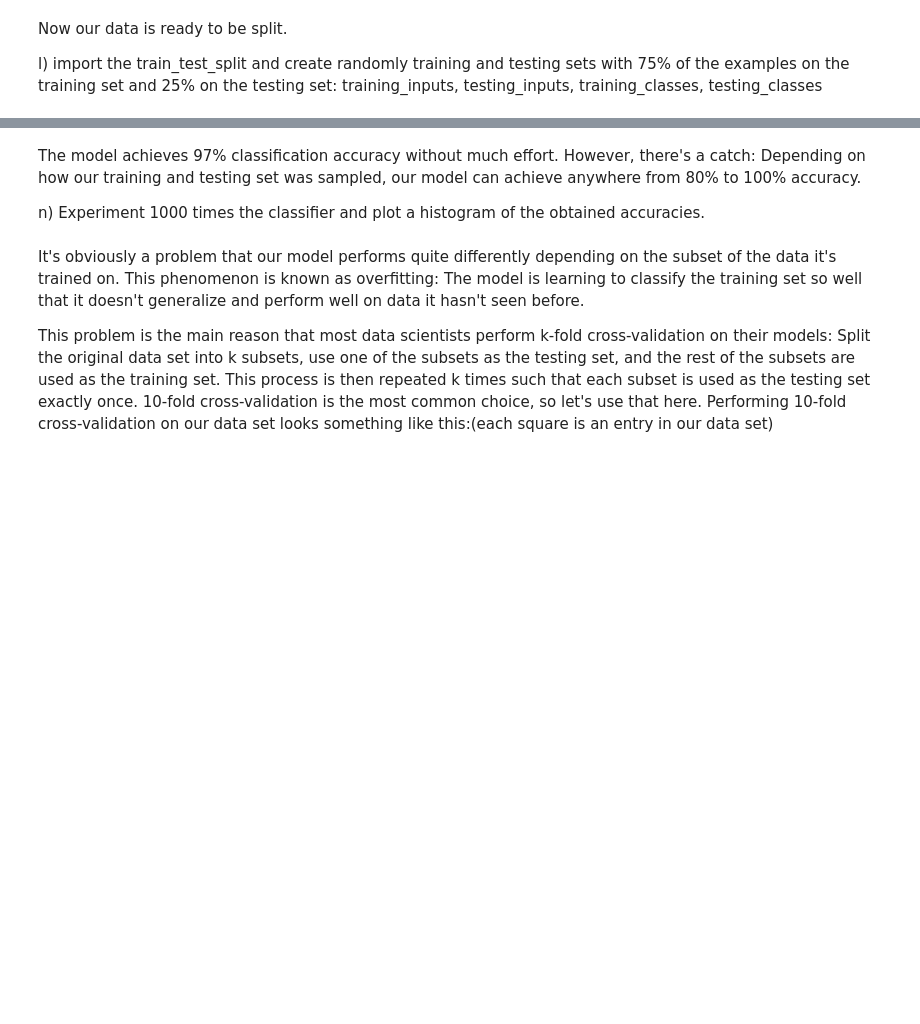
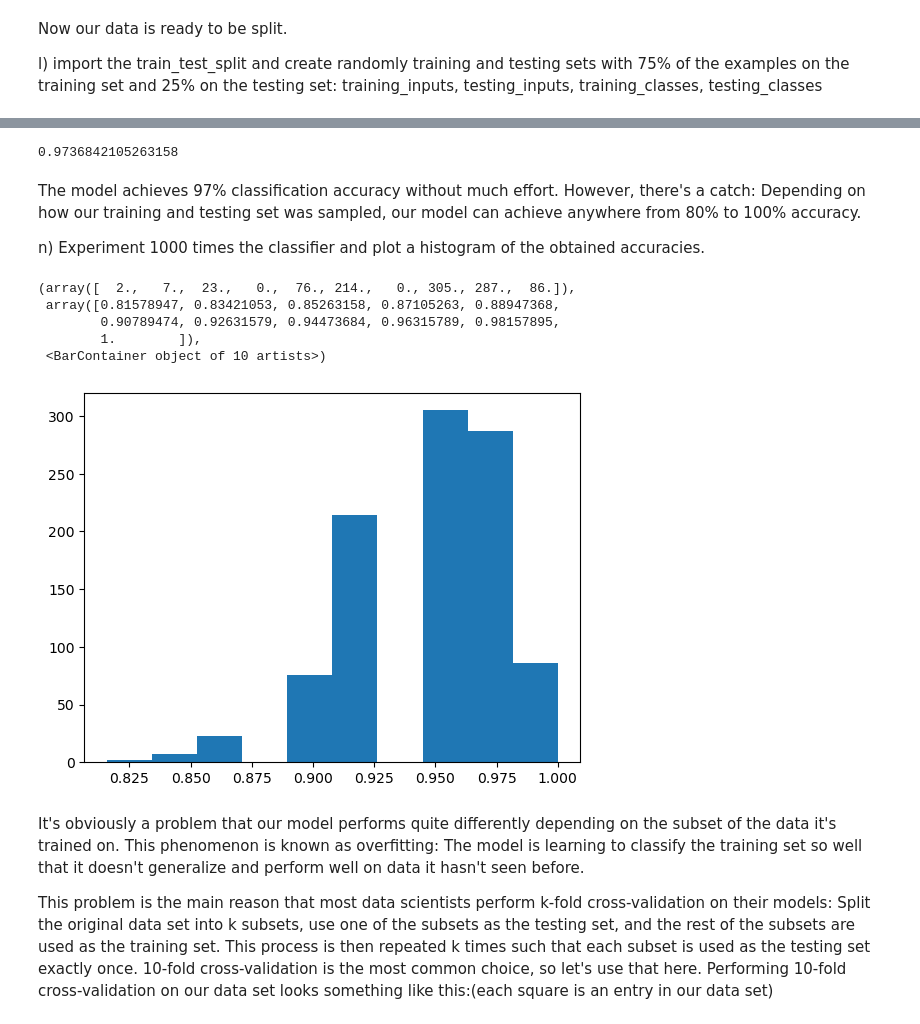
Before and after one commit to LuisDu902/MLChurnPrediction, a Jupyter notebook: Exercise/Exercise5_SupervisedLearning_ToComplete.ipynb, the cells around one changed output, grey strips where cells are left out. Drawn from its saved outputs; the diff is of its cells as text; code cells hidden in the pictures; blank space fills up the shorter version.

```diff
--- a/Exercise/Exercise5_SupervisedLearning_ToComplete.ipynb
+++ b/Exercise/Exercise5_SupervisedLearning_ToComplete.ipynb
@@ -303,16 +311,17 @@ m)	Import the DecisionTreeClassifier and train the classifier on the training se
 from sklearn.tree import DecisionTreeClassifier
 
 # Create the classifier
-# Your Code Here
-# ...
+decision_tree_classifier = DecisionTreeClassifier()
+
+
 
 # Train the classifier on the training set
-# Your Code Here
-# ...
+decision_tree_classifier.fit(training_inputs, training_classes)
 
 # Validate the classifier on the testing set using classification accuracy
-# Your Code Here
-# ...
+decision_tree_classifier.score(testing_inputs, testing_classes)
+# %% [output]
+0.9736842105263158
 # %% [markdown]
 The model achieves 97% classification accuracy without much effort. However, there's a catch: Depending on how our training and testing set was sampled, our model can achieve anywhere from 80% to 100% accuracy.
 
@@ -320,16 +329,26 @@ n)	Experiment 1000 times the classifier and plot a histogram of the obtained acc
 # %%
 model_accuracies = []
 
 for repetition in range(1000):
     (training_inputs,
      testing_inputs,
      training_classes,
      testing_classes) = train_test_split(all_inputs, all_labels, test_size=0.25)
 
-    # Your Code Here
-    # ...
+    decision_tree_classifier = DecisionTreeClassifier()
+    decision_tree_classifier.fit(training_inputs, training_classes)
+    classifier_accuracy = decision_tree_classifier.score(testing_inputs, testing_classes)
+    model_accuracies.append(classifier_accuracy)
+
 
 plt.hist(model_accuracies)
+# %% [output]
+(array([  2.,   7.,  23.,   0.,  76., 214.,   0., 305., 287.,  86.]),
+ array([0.81578947, 0.83421053, 0.85263158, 0.87105263, 0.88947368,
+        0.90789474, 0.92631579, 0.94473684, 0.96315789, 0.98157895,
+        1.        ]),
+ <BarContainer object of 10 artists>)
+[figure, added]
 # %% [markdown]
 It's obviously a problem that our model performs quite differently depending on the subset of the data it's trained on. This phenomenon is known as overfitting: The model is learning to classify the training set so well that it doesn't generalize and perform well on data it hasn't seen before.
 
```
Also changed, not shown: parts of 10 cells of this notebook, 4 other files.
